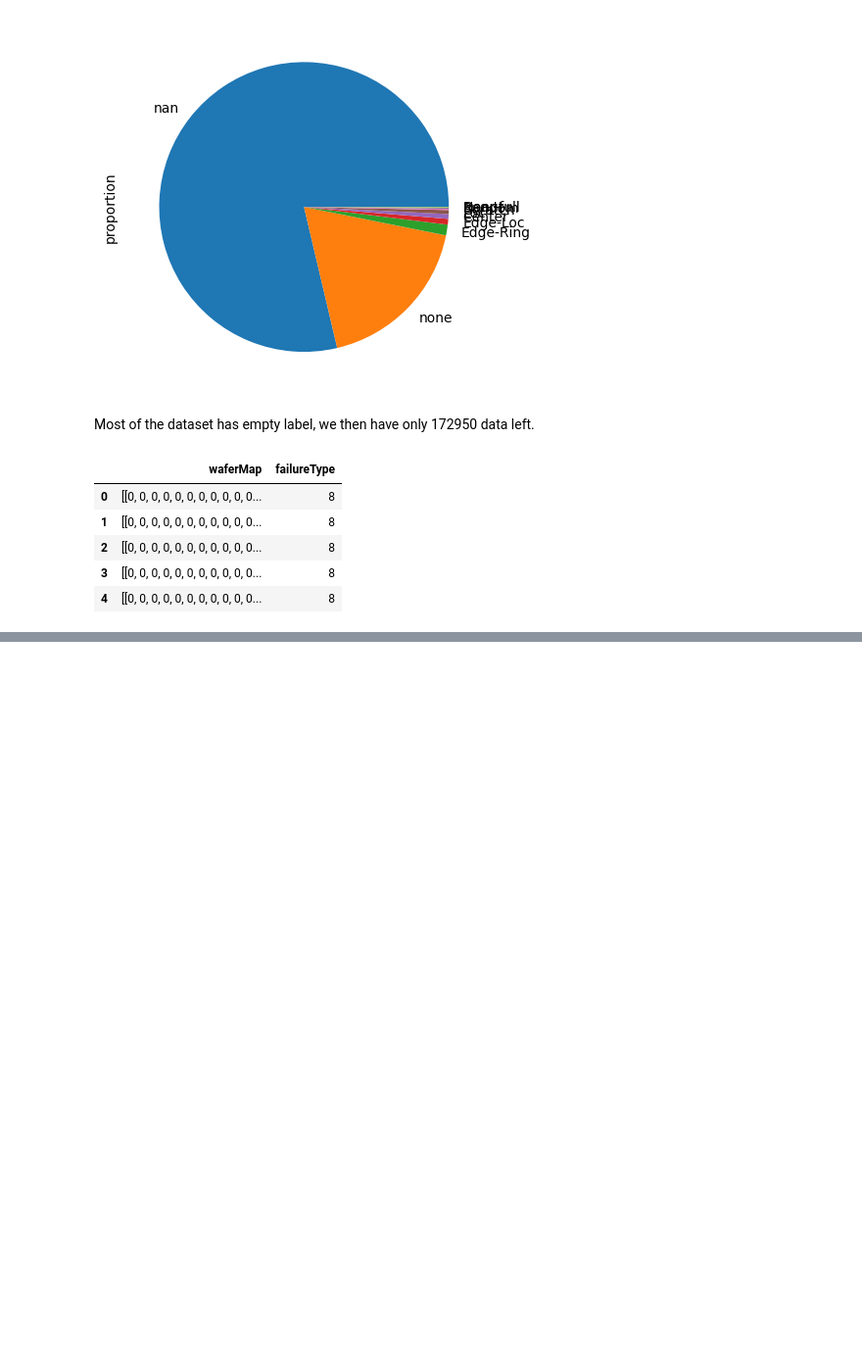
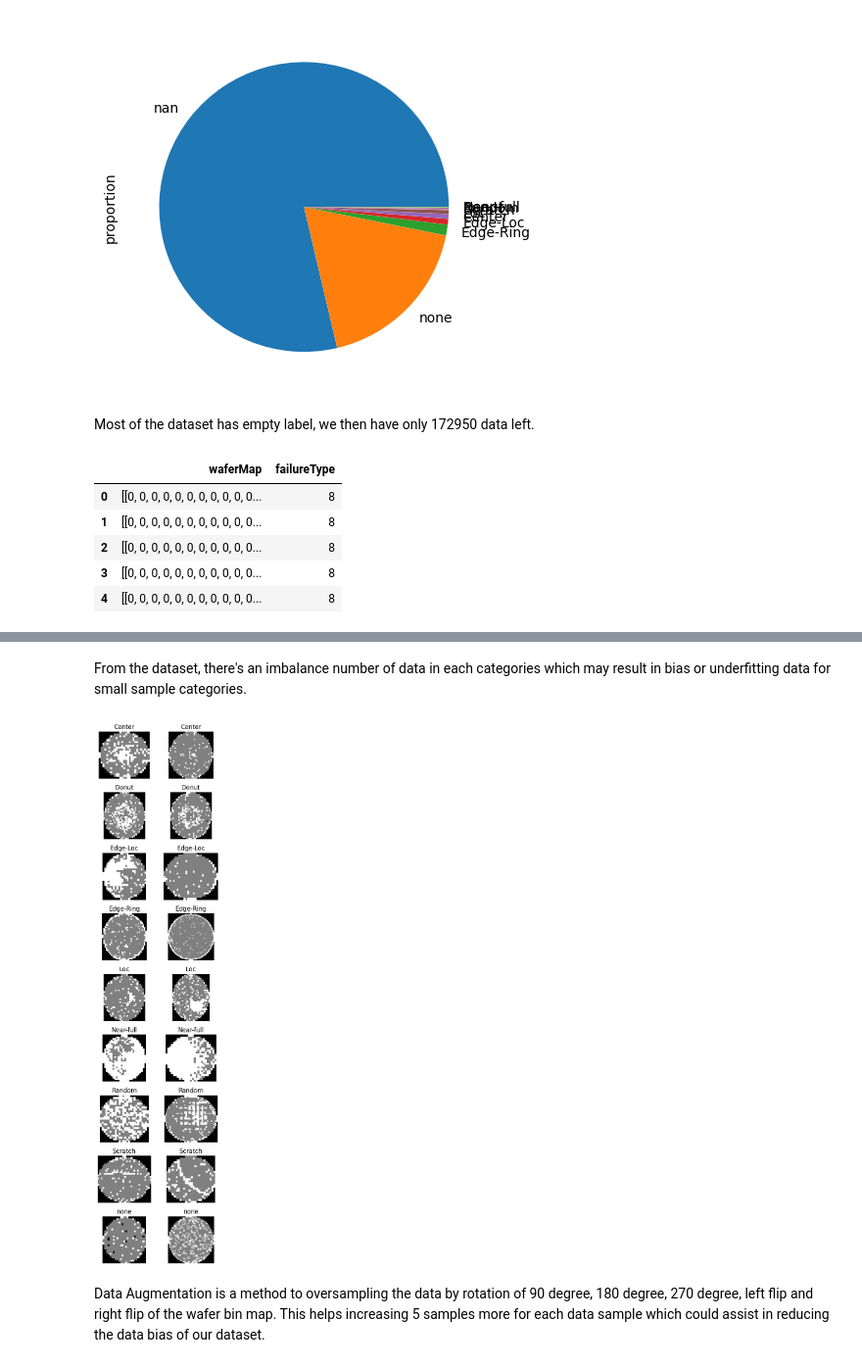
Before and after one commit to teetat9/Wafer-Map-Classifier, a Jupyter notebook: notebooks/explore_data.ipynb, the cells around one changed output, grey strips where cells are left out. Shown at 98% size. Drawn from its saved outputs; the diff is of its cells as text; code cells hidden in the pictures; blank space fills up the shorter version.

Commit message:
Data augmentation

```diff
--- a/notebooks/explore_data.ipynb
+++ b/notebooks/explore_data.ipynb
@@ -172 +184,22 @@ defect_distribution.png saved.
 [figure]
+# %% [markdown]
+From the dataset, there's an imbalance number of data in each categories which may result in bias or underfitting data for small sample categories.
+# %%
+# Plot example of each failure types
+sample_size = 2
+failure_types = list(df2.failureType.cat.categories)
+fig, axis = plt.subplots(len(failure_types), sample_size, figsize=(2*sample_size,15))
+for i_cat in range(len(failure_types)):
+    category = failure_types[i_cat]
+    samples = df2.loc[df2.failureType == category].sample(sample_size)
+    for i in range(len(samples)):
+        sample_index = samples.index[i]
+        axis[i_cat, i].imshow(samples['waferMap'][sample_index], cmap="gray")
+        axis[i_cat, i].axis('off')
+        category_name = [name for name, value in type_mapping.items() if value == category]
+        axis[i_cat, i].set_title(category_name[0])
+plt.tight_layout()
+# %% [output]
+[figure, added]
+# %% [markdown]
+Data Augmentation is a method to oversampling the data by rotation of 90 degree, 180 degree, 270 degree, left flip and right flip of the wafer bin map. This helps increasing 5 samples more for each data sample which could assist in reducing the data bias of our dataset.
```
Also changed, not shown: parts of 3 cells of this notebook, 1 other file.
